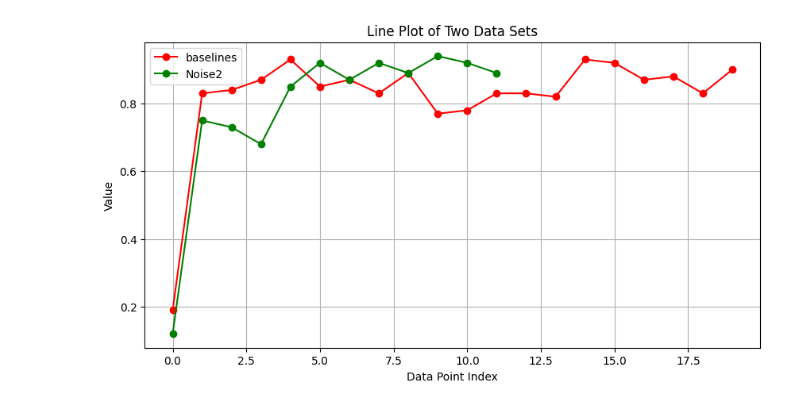
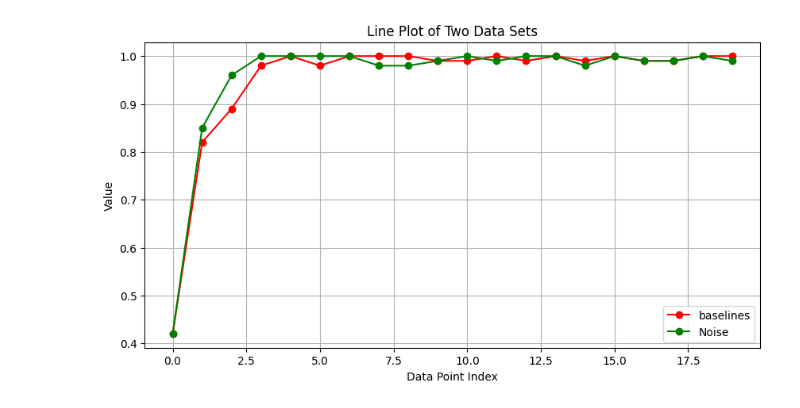
Before and after one commit to Pheabt/chemistry_RL, a Jupyter notebook: draw.ipynb, the cells around one changed output. Drawn from its saved outputs; the diff is of its cells as text; code cells hidden in the pictures.

```diff
--- a/draw.ipynb
+++ b/draw.ipynb
@@ -29,26 +29,26 @@ plt.show()
 # %%
 import numpy as np
 import matplotlib.pyplot as plt
 
 # Load the data from the files
-data_1 = np.load('log/test1/tower.test.reward.0.npy')
-data_2 = np.load('log/test2/tower.test.reward.0.npy')
+data_1 = np.load('log/IID_base_GRADER_causal_chemistry_collider/tower.test.reward.0.npy')
+data_2 = np.load('log/IID_noise_GRADER_causal_chemistry_collider/tower.test.reward.0.npy')
 # Plotting the data
 plt.figure(figsize=(10, 5))
 plt.plot(data_1, label='baselines', marker='o', color='red')
-plt.plot(data_2, label='Noise2', marker='o', color='green')
+plt.plot(data_2, label='Noise', marker='o', color='green')
 
 
 # Adding labels and title
 plt.xlabel('Data Point Index')
 plt.ylabel('Value')
 plt.title('Line Plot of Two Data Sets')
 
 # Adding legend
 plt.legend()
 
 # Showing the plot
 plt.grid(True)
 plt.show()
 # %% [output]
-[figure, old version]
+[figure, new version]
```
Also changed, not shown: parts of 1 cell of this notebook, 2 other files.
